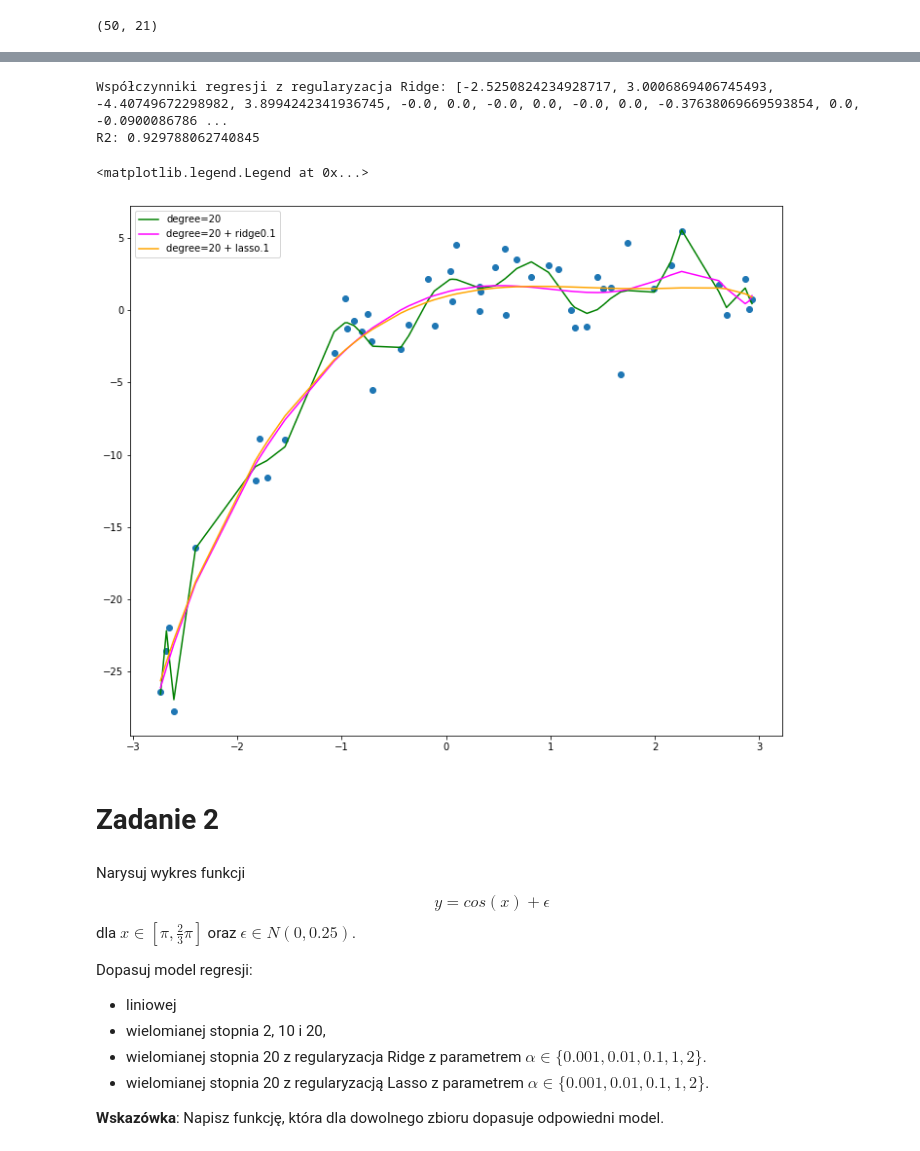
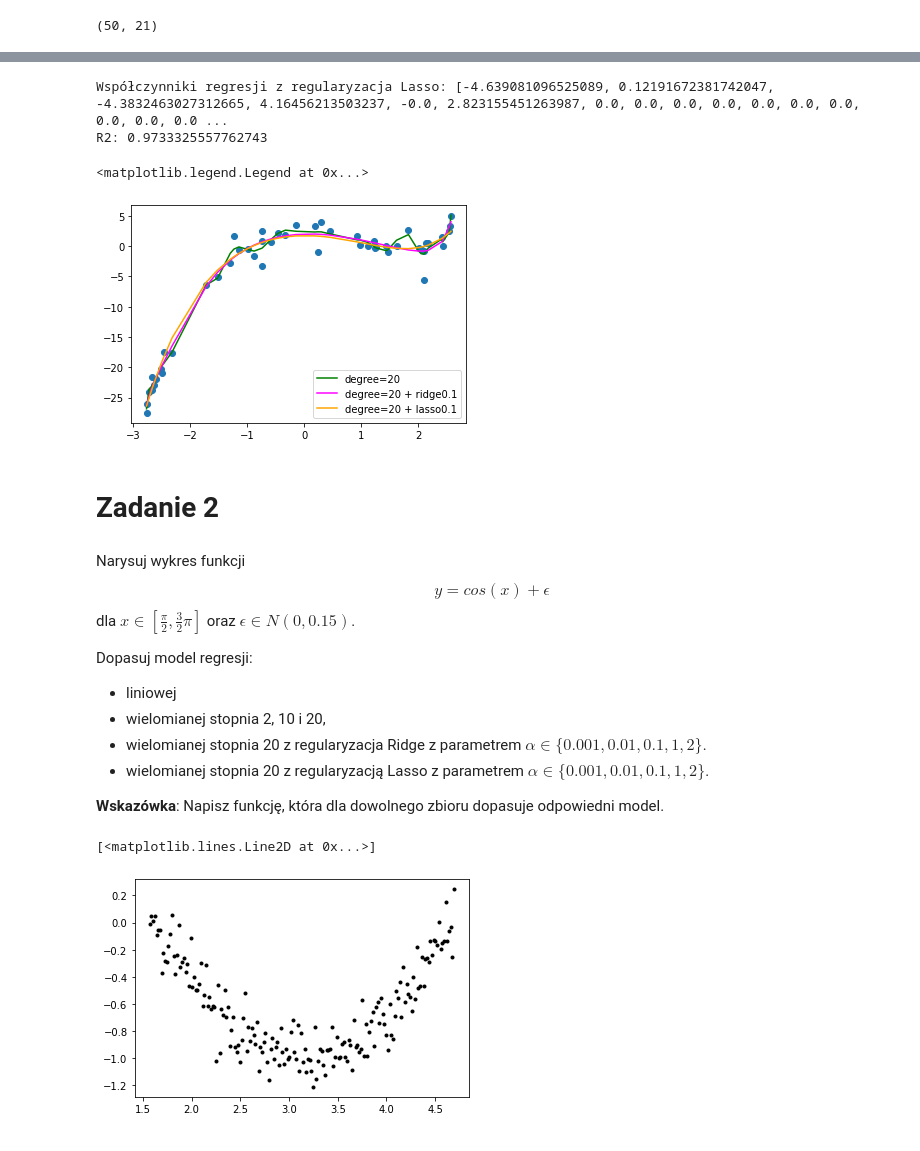
Before and after one commit to mdabrowski-phd/ds250223_regul, a Jupyter notebook: 02_regularyzacja/01_regularyzacja_model_regresji.ipynb, the cells around one changed output, grey strips where cells are left out. Cells and saved outputs as stored; diff of their text form; code cells hidden in the pictures.

```diff
--- a/02_regularyzacja/01_regularyzacja_model_regresji.ipynb
+++ b/02_regularyzacja/01_regularyzacja_model_regresji.ipynb
@@ -276,44 +275,44 @@ Pipeline(memory=None,
 # %%
 lasso01_params = [lasso01_pipeline['lasso'].intercept_] + list(lasso01_pipeline['lasso'].coef_[1:])
-print("Współczynniki regresji z regularyzacja Ridge: {}".format(lasso01_params))
+print("Współczynniki regresji z regularyzacja Lasso: {}".format(lasso01_params))
 lasso01_r2 = lasso01_pipeline.score(X, y)
 print("R2: {}".format(lasso01_r2))
 # %% [output]
-Współczynniki regresji z regularyzacja Ridge: [-2.5250824234928717, 3.0006869406745493, -4.40749672298982, 3.8994242341936745, -0.0, 0.0, -0.0, 0.0, -0.0, 0.0, -0.37638069669593854, 0.0, -0.0900086786 ...
-R2: 0.929788062740845
+Współczynniki regresji z regularyzacja Lasso: [-4.639081096525089, 0.12191672381742047, -4.3832463027312665, 4.16456213503237, -0.0, 2.823155451263987, 0.0, 0.0, 0.0, 0.0, 0.0, 0.0, 0.0, 0.0, 0.0, 0.0 ...
+R2: 0.9733325557762743
 # %%
 lasso01_fittedvalues = lasso01_pipeline.predict(X)
 # %%
 plt.scatter(x, y)
 sort_axis = operator.itemgetter(0)
 
 
 polynomial_features = PolynomialFeatures(degree=20)
 X20 = polynomial_features.fit_transform(x.reshape(-1, 1))
 model = OLS(endog=y, exog=X20).fit()
 
 sorted_zip = sorted(zip(x, model.fittedvalues), key=sort_axis)
 x_range, y_poly_pred = zip(*sorted_zip)
 plt.plot(x_range, y_poly_pred, color=colors[1], label="degree={}".format(deg))
 
 sorted_zip = sorted(zip(x, ridge01_fittedvalues), key=sort_axis)
 x_range, y_poly_pred = zip(*sorted_zip)
 plt.plot(x_range, y_poly_pred, color=colors[2], label="degree={} + ridge0.1".format(deg))
 
 sorted_zip = sorted(zip(x, lasso01_fittedvalues), key=sort_axis)
 x_range, y_poly_pred = zip(*sorted_zip)
-plt.plot(x_range, y_poly_pred, color=colors[3], label="degree={} + lasso.1".format(deg))
+plt.plot(x_range, y_poly_pred, color=colors[3], label="degree={} + lasso0.1".format(deg))
 
 plt.legend()
 # %% [output]
 <matplotlib.legend.Legend at 0x...>
-[figure, old version]
+[figure, new version]
 # %% [markdown]
 # Zadanie 2
 # %% [markdown]
 Narysuj wykres funkcji
 $$y = cos(x) + \epsilon$$
-dla $x \in [\pi, \frac{2}{3}\pi]$ oraz $\epsilon \in N(0, 0.25)$.
+dla $x \in [\frac{\pi}{2}, \frac{3}{2}\pi]$ oraz $\epsilon \in N(0, 0.15)$.
 
 Dopasuj model regresji:
 - liniowej
@@ -322,3 +321,11 @@ Dopasuj model regresji:
 - wielomianej stopnia 20 z regularyzacją Lasso z parametrem $\alpha\in\{0.001, 0.01, 0.1, 1, 2\}$.
 
 **Wskazówka**: Napisz funkcję, która dla dowolnego zbioru dopasuje odpowiedni model.
+# %%
+x = np.array([i*np.pi/180 for i in range(90,270,1)])
+X = pd.DataFrame(x)
+y = np.cos(x)+np.random.normal(0,0.15,len(x))
+plt.plot(x,y,'.',color = 'black')
+# %% [output]
+[<matplotlib.lines.Line2D at 0x...>]
+[figure, added]
```
Also changed, not shown: parts of 21 cells of this notebook, 3 other files.
